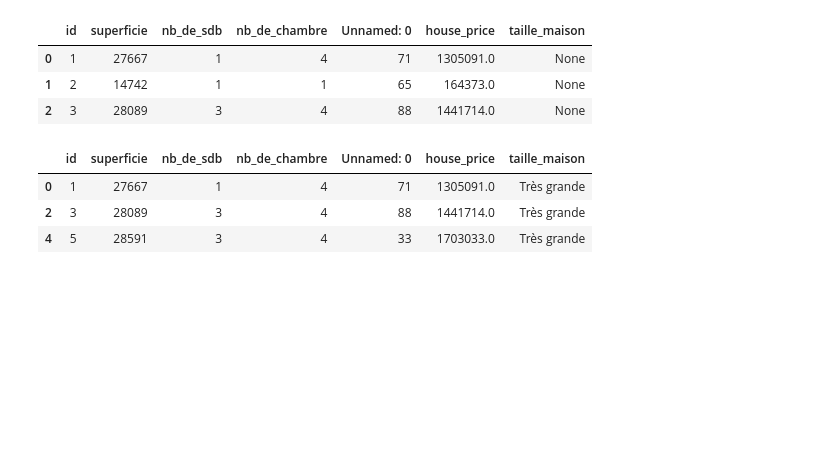
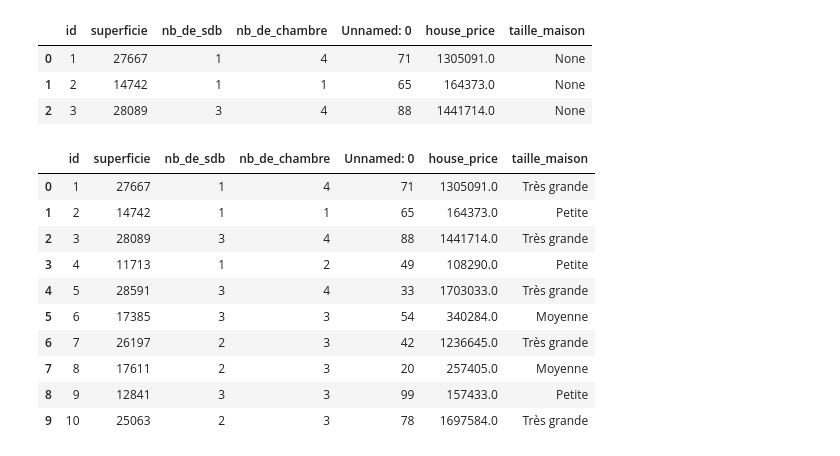
Before and after one commit to antoinekrajnc/house_market, a Jupyter notebook: House_Market.ipynb, the cells around one changed output. Saved outputs shown, nothing was run; the diff lists cells and outputs as text; code cells hidden in the pictures; blank space fills up the shorter version.

```diff
--- a/House_Market.ipynb
+++ b/House_Market.ipynb
@@ -108,7 +104,0 @@ dataset2 = dataset[dataset["superficie"] > 25000].fillna(value = "Très grande")
-# %%
-dataset2.head(3)
-# %% [output]
-|  | id | superficie | nb_de_sdb | nb_de_chambre | Unnamed: 0 | house_price | taille_maison |
-| 0 | 1 | 27667 | 1 | 4 | 71 | 1305091.0 | Très grande |
-| 2 | 3 | 28089 | 3 | 4 | 88 | 1441714.0 | Très grande |
-| 4 | 5 | 28591 | 3 | 4 | 33 | 1703033.0 | Très grande |
@@ -114,0 +112,14 @@ dataset2.head(3)
+# %%
+dataset2.sort_values(by="id", ascending=True).head(10)
+# %% [output]
+|  | id | superficie | nb_de_sdb | nb_de_chambre | Unnamed: 0 | house_price | taille_maison |
+| 0 | 1 | 27667 | 1 | 4 | 71 | 1305091.0 | Très grande |
+| 1 | 2 | 14742 | 1 | 1 | 65 | 164373.0 | Petite |
+| 2 | 3 | 28089 | 3 | 4 | 88 | 1441714.0 | Très grande |
+| 3 | 4 | 11713 | 1 | 2 | 49 | 108290.0 | Petite |
+| 4 | 5 | 28591 | 3 | 4 | 33 | 1703033.0 | Très grande |
+| 5 | 6 | 17385 | 3 | 3 | 54 | 340284.0 | Moyenne |
+| 6 | 7 | 26197 | 2 | 3 | 42 | 1236645.0 | Très grande |
+| 7 | 8 | 17611 | 2 | 3 | 20 | 257405.0 | Moyenne |
+| 8 | 9 | 12841 | 3 | 3 | 99 | 157433.0 | Petite |
+| 9 | 10 | 25063 | 2 | 3 | 78 | 1697584.0 | Très grande |
```
Also changed, not shown: parts of 4 cells of this notebook.
